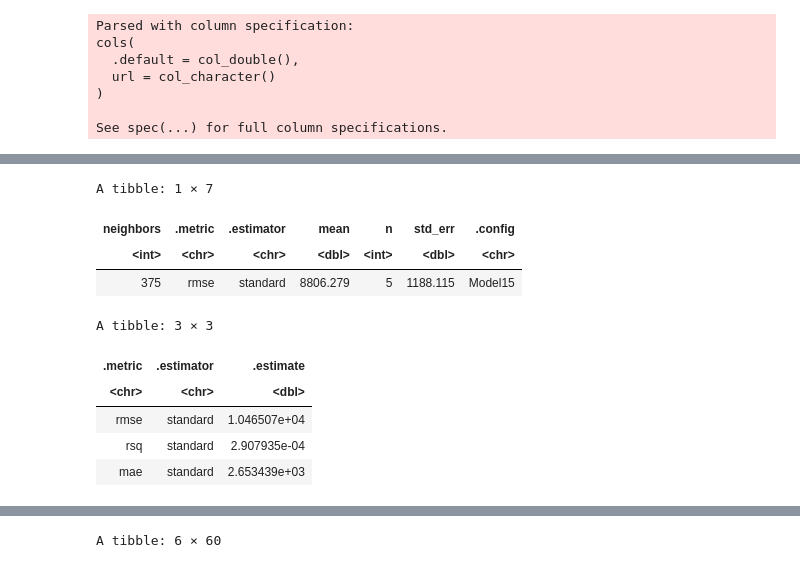
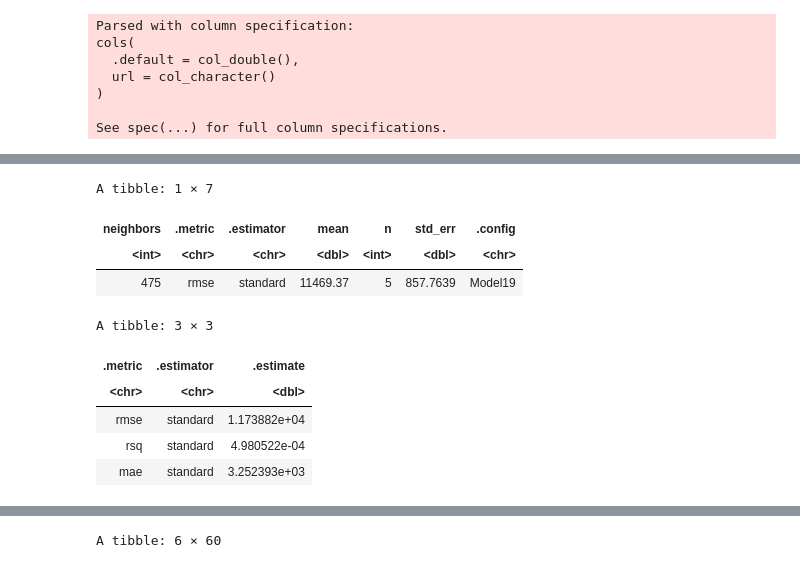
Before and after one commit to dgjfaber/dsci100project, a Jupyter notebook: FinalModel.ipynb, the cells around one changed output, grey strips where cells are left out. Saved outputs shown, nothing was run; the diff lists cells and outputs as text; code cells hidden in the pictures.

```diff
--- a/FinalModel.ipynb
+++ b/FinalModel.ipynb
@@ -19,23 +38,10 @@ See spec(...) for full column specifications.
 
 named_data <- data %>%
     rename(
-        monday = weekday_is_monday,
-        tuesday = weekday_is_tuesday,
-        wednesday = weekday_is_wednesday,
-        thursday = weekday_is_thursday,
-        friday = weekday_is_friday,
-        saturday = weekday_is_saturday,
-        sunday = weekday_is_sunday,
-        lifestyle = data_channel_is_lifestyle,
-        entertainment =  data_channel_is_entertainment,
-        business = data_channel_is_bus,
-        social_media =  data_channel_is_socmed,
-        technology =  data_channel_is_tech,
-        world =  data_channel_is_world,
         absolute_title_subjectivity = abs_title_subjectivity,
         title_length = n_tokens_title,
         absolute_title_sentiment_polarity = abs_title_sentiment_polarity,
         meta_tags = num_keywords
     )
-head(named_data,1)
+
 #wrangles and cleans the data from it's original (downloaded) format to the format necessary for the planned analysis
@@ -61,3 +48,6 @@ tidy_data <- named_data %>%
+# %%
+tidy_data <- named_data %>%
+    select(title_length, meta_tags, title_subjectivity,absolute_title_subjectivity,title_sentiment_polarity,absolute_title_sentiment_polarity, shares)
 # %%
 set.seed(1234)
 publishing_split <- initial_split(tidy_data, prop = 0.75, strata = shares)
@@ -146,13 +92,13 @@ share_workflow <- workflow() %>%
        add_recipe(share_recipe) %>%
        add_model(share_spec)
 
-gridvals <- tibble(neighbors = 25:400) %>%
+gridvals <- tibble(neighbors = 25:500) %>%
     filter(neighbors %% 25 == 0 )
 
 share_results <- share_workflow %>%
     tune_grid(resamples = shares_vfold, grid = gridvals) %>%
     collect_metrics()
 
-share_results
+head(share_results)
 #performs the data analysis
 # %% [output]
@@ -186,31 +122,32 @@ share_min
 A tibble: 1 × 7
 | neighbors | .metric | .estimator | mean | n | std_err | .config |
 | <int> | <chr> | <chr> | <dbl> | <int> | <dbl> | <chr> |
-| 375 | rmse | standard | 8806.279 | 5 | 1188.115 | Model15 |
+| 475 | rmse | standard | 11469.37 | 5 | 857.7639 | Model19 |
 # %%
 k_min <- share_min %>%
           pull(neighbors)
 
 share_best_spec <- nearest_neighbor(weight_func = "rectangular", neighbors = k_min) %>%
           set_engine("kknn") %>%
           set_mode("regression")
 
 share_best_fit <- workflow() %>%
           add_recipe(share_recipe) %>%
           add_model(share_best_spec) %>%
           fit(data = publishing_train)
 
+share_preds <- share_best_fit %>%
+           predict(publishing_test) %>%
+           bind_cols(publishing_test)
 
-share_summary <- share_best_fit %>%
-           predict(publishing_test) %>%
-           bind_cols(publishing_test) %>%
+share_summary <- share_preds %>%
            metrics(truth = shares, estimate = .pred)
 share_summary
 # %% [output]
 A tibble: 3 × 3
 | .metric | .estimator | .estimate |
 | <chr> | <chr> | <dbl> |
-| rmse | standard | 1.046507e+04 |
-| rsq | standard | 2.907935e-04 |
-| mae | standard | 2.653439e+03 |
+| rmse | standard | 1.173882e+04 |
+| rsq | standard | 4.980522e-04 |
+| mae | standard | 3.252393e+03 |
 # %%
```
Also changed, not shown: parts of 16 cells of this notebook.
